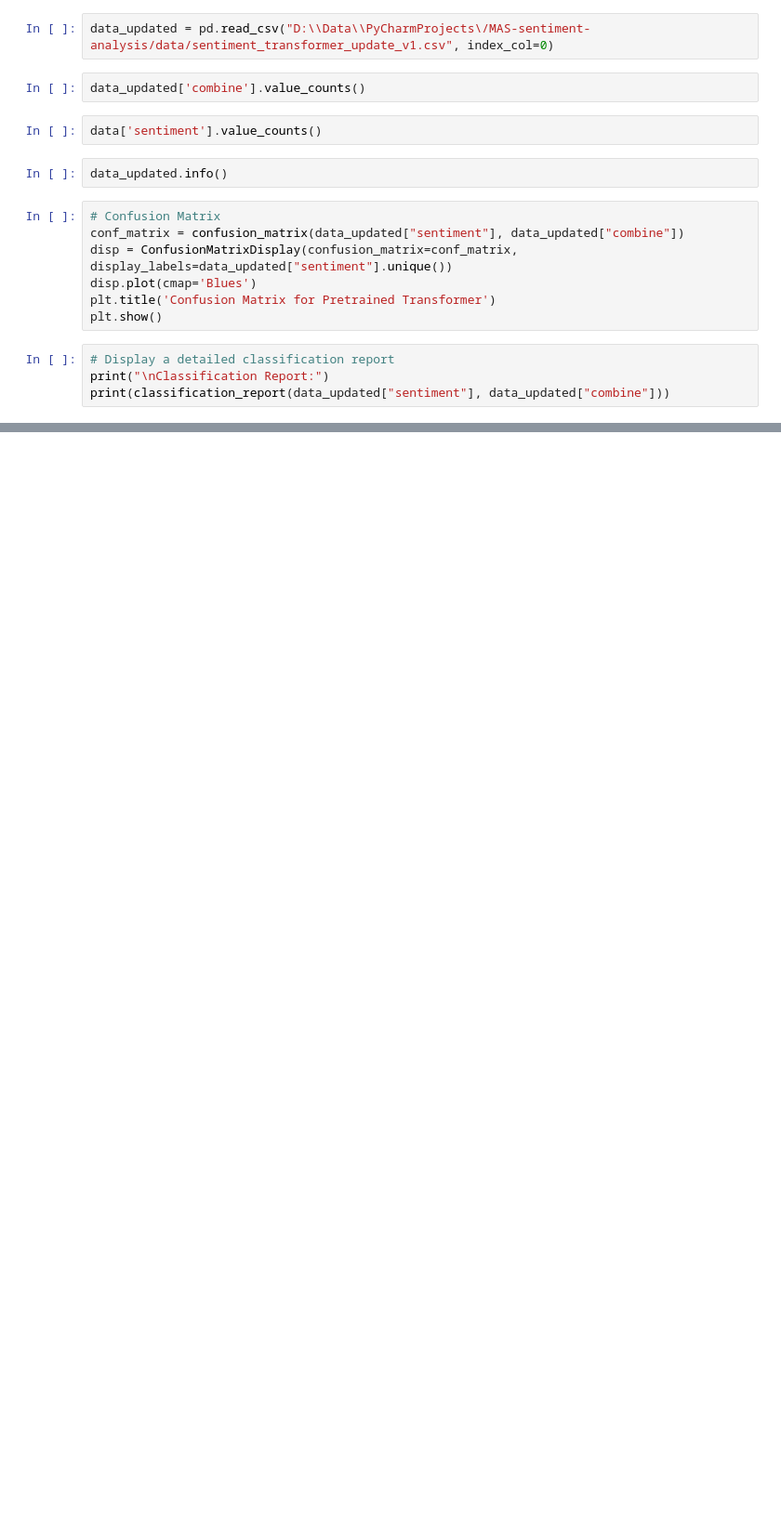
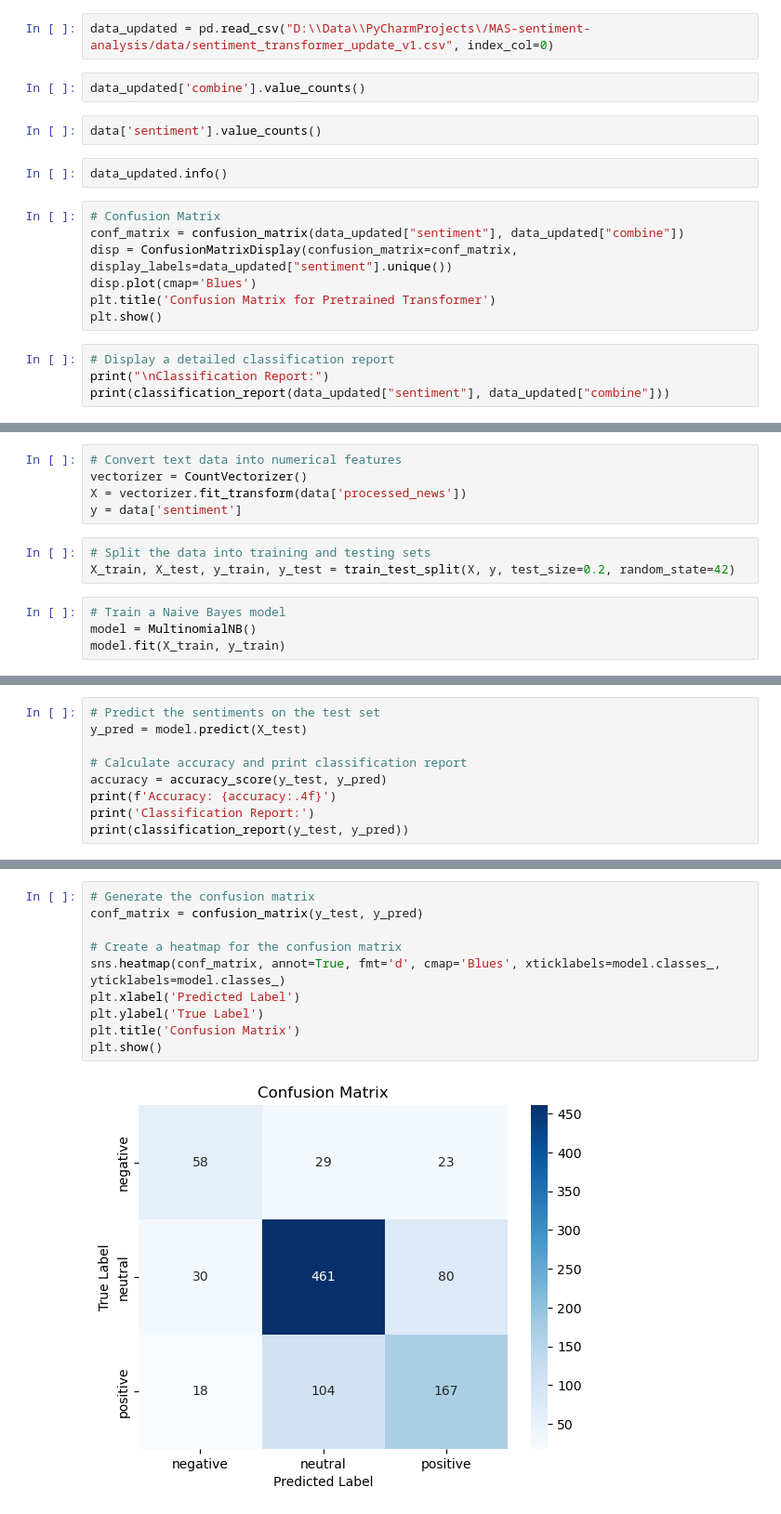
Before and after one commit to olusegunajibola/MAS-sentiment-analysis, a Jupyter notebook: sent_analysis/sentiment_analysis.ipynb, the cells around one changed output, grey strips where cells are left out. Shown at 93% size. Saved outputs shown, nothing was run; the diff lists cells and outputs as text; blank space fills up the shorter version.

Commit message:
end of naive bayes model training

```diff
--- a/sent_analysis/sentiment_analysis.ipynb
+++ b/sent_analysis/sentiment_analysis.ipynb
@@ -551,0 +578,12 @@ print(classification_report(data_updated["sentiment"], data_updated["combine"]))
+# %%
+# Convert text data into numerical features
+vectorizer = CountVectorizer()
+X = vectorizer.fit_transform(data['processed_news'])
+y = data['sentiment']
+# %%
+# Split the data into training and testing sets
+X_train, X_test, y_train, y_test = train_test_split(X, y, test_size=0.2, random_state=42)
+# %%
+# Train a Naive Bayes model
+model = MultinomialNB()
+model.fit(X_train, y_train)
@@ -551,0 +596,9 @@ print(classification_report(data_updated["sentiment"], data_updated["combine"]))
+# %%
+# Predict the sentiments on the test set
+y_pred = model.predict(X_test)
+
+# Calculate accuracy and print classification report
+accuracy = accuracy_score(y_test, y_pred)
+print(f'Accuracy: {accuracy:.4f}')
+print('Classification Report:')
+print(classification_report(y_test, y_pred))
@@ -551,0 +617,12 @@ print(classification_report(data_updated["sentiment"], data_updated["combine"]))
+# %%
+# Generate the confusion matrix
+conf_matrix = confusion_matrix(y_test, y_pred)
+
+# Create a heatmap for the confusion matrix
+sns.heatmap(conf_matrix, annot=True, fmt='d', cmap='Blues', xticklabels=model.classes_, yticklabels=model.classes_)
+plt.xlabel('Predicted Label')
+plt.ylabel('True Label')
+plt.title('Confusion Matrix')
+plt.show()
+# %% [output]
+[figure, added]
```
Also changed, not shown: parts of 13 cells of this notebook.
